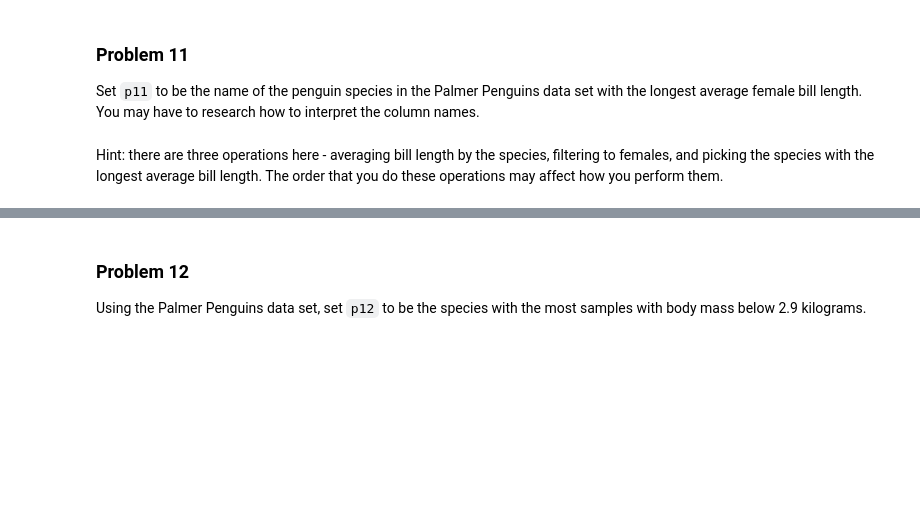
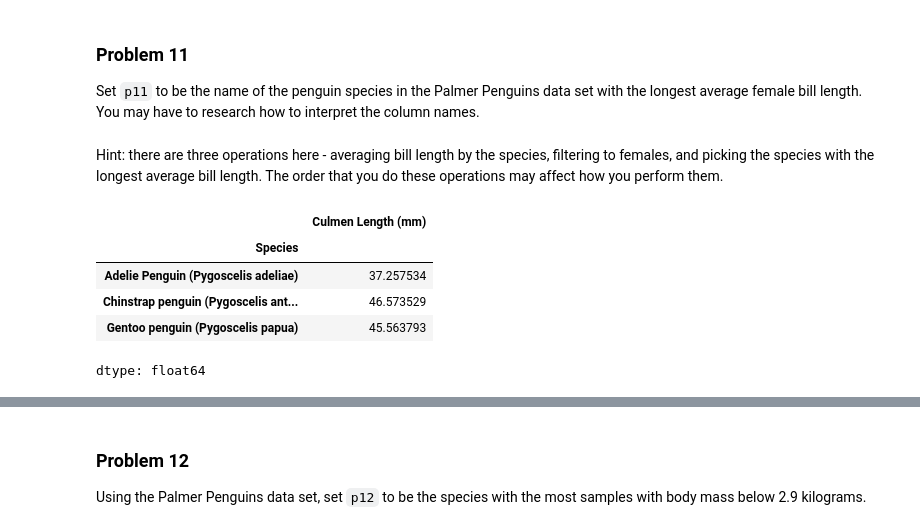
Before and after one commit to salil82/dx602-homework-09, a Jupyter notebook: homework.ipynb, the cells around one changed output, grey strips where cells are left out. Drawn from its saved outputs; the diff is of its cells as text; code cells hidden in the pictures; blank space fills up the shorter version.

```diff
--- a/homework.ipynb
+++ b/homework.ipynb
@@ -324,6 +351,15 @@ You may have to research how to interpret the column names.
 # %% [markdown]
 Hint: there are three operations here - averaging bill length by the species, filtering to females, and picking the species with the longest average bill length.
 The order that you do these operations may affect how you perform them.
+# %%
+penguins[(penguins["Sex"] == "FEMALE")].groupby("Species")["Culmen Length (mm)"].mean().sor t( )
+# %% [output]
+|  | Culmen Length (mm) |
+| Species |  |
+| Adelie Penguin (Pygoscelis adeliae) | 37.257534 |
+| Chinstrap penguin (Pygoscelis ant... | 46.573529 |
+| Gentoo penguin (Pygoscelis papua) | 45.563793 |
+dtype: float64
 # %%
 # YOUR CHANGES HERE
 
```
Also changed, not shown: parts of 26 cells of this notebook.
